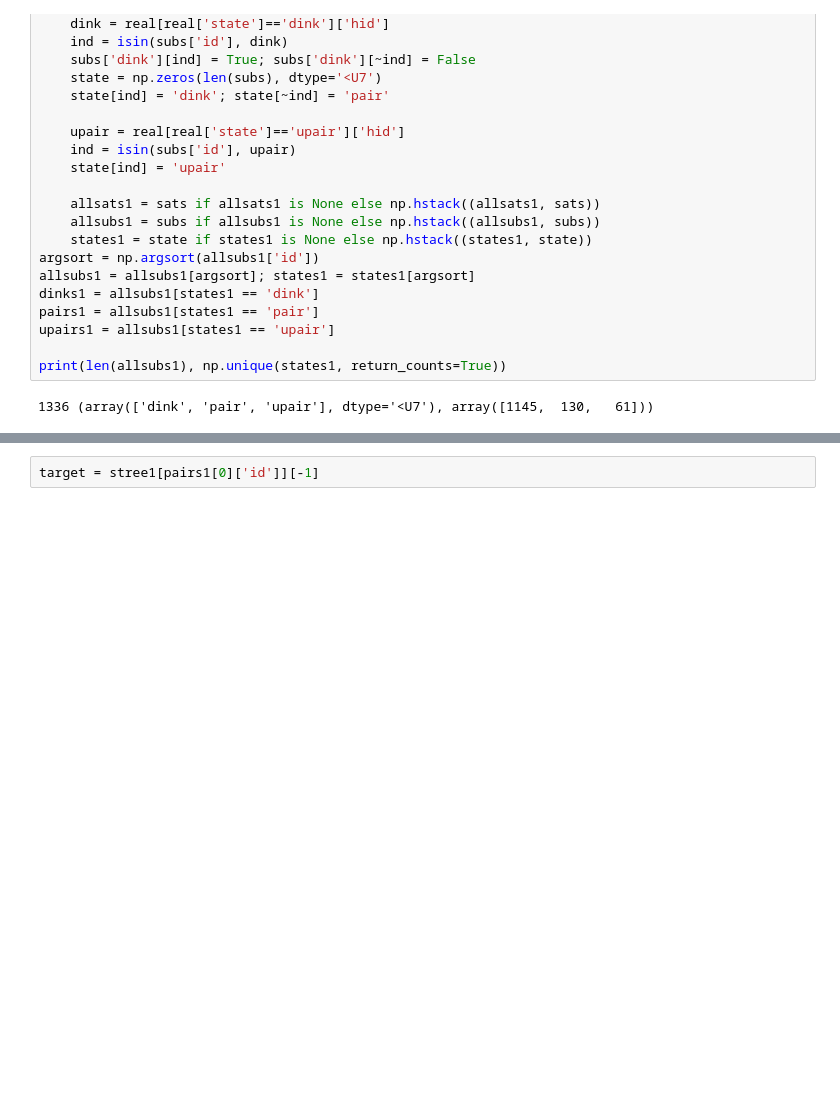
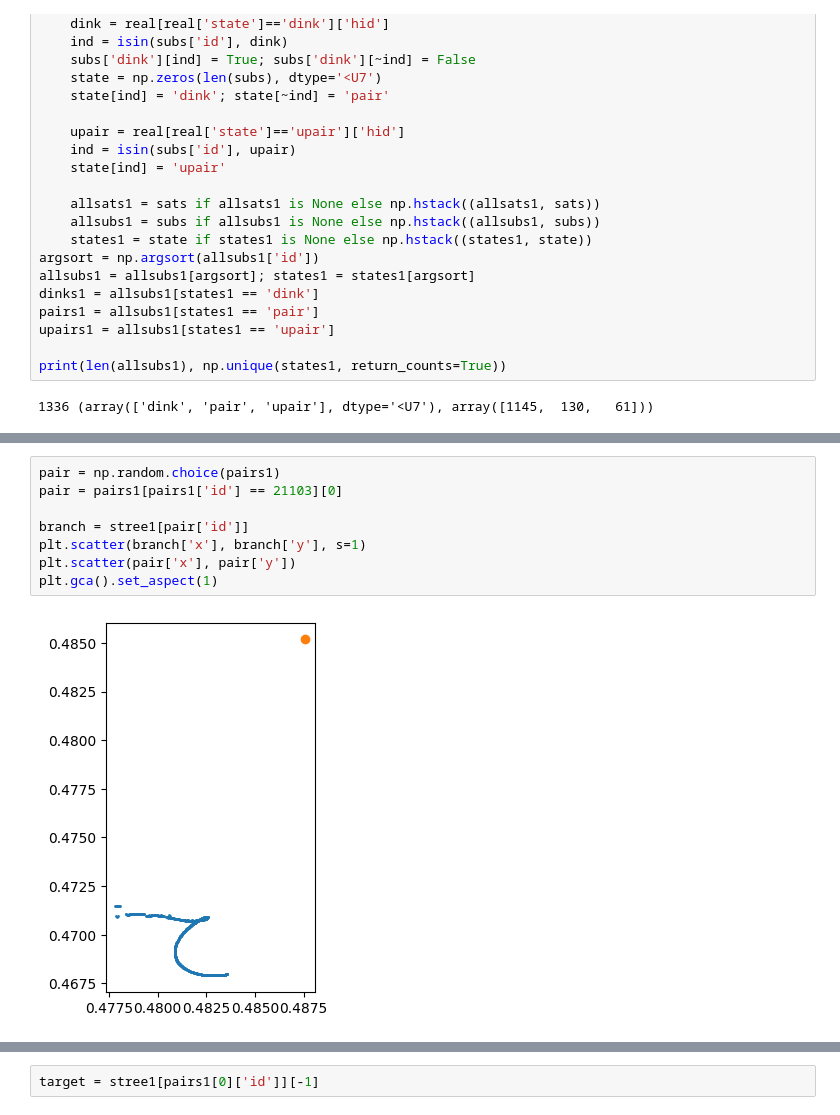
Before and after one commit to syj3514/MissingSat, a Jupyter notebook: 07_starformation.ipynb, the cells around one changed output, grey strips where cells are left out. Drawn from its saved outputs; the diff is of its cells as text; blank space fills up the shorter version.

```diff
--- a/07_starformation.ipynb
+++ b/07_starformation.ipynb
@@ -134,0 +161,10 @@ stree2 = pklload(f"{database2}/stable_tree.pickle")
+# %%
+pair = np.random.choice(pairs1)
+pair = pairs1[pairs1['id'] == 21103][0]
+
+branch = stree1[pair['id']]
+plt.scatter(branch['x'], branch['y'], s=1)
+plt.scatter(pair['x'], pair['y'])
+plt.gca().set_aspect(1)
+# %% [output]
+[figure, added]
```
Also changed, not shown: parts of 29 cells of this notebook, 15 other files.
